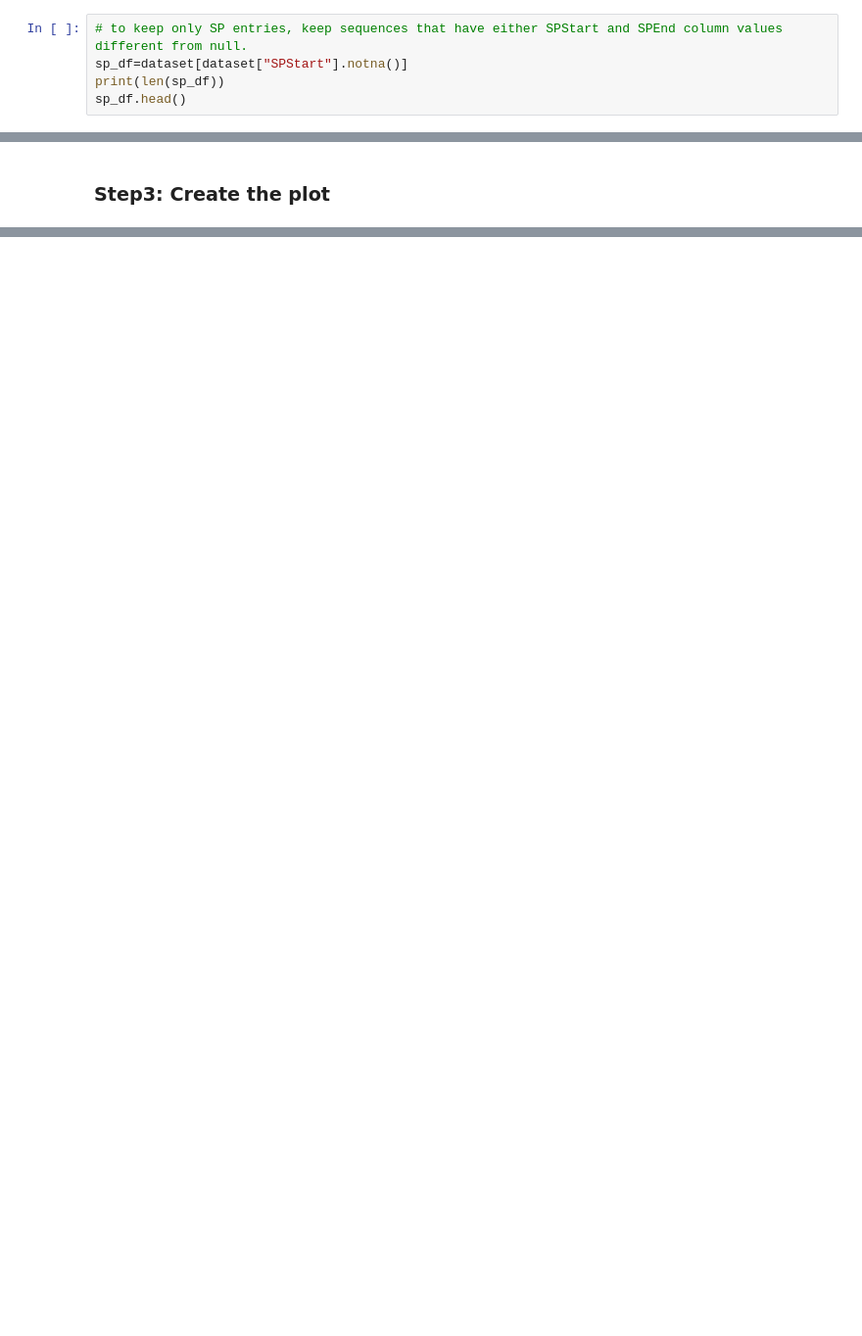
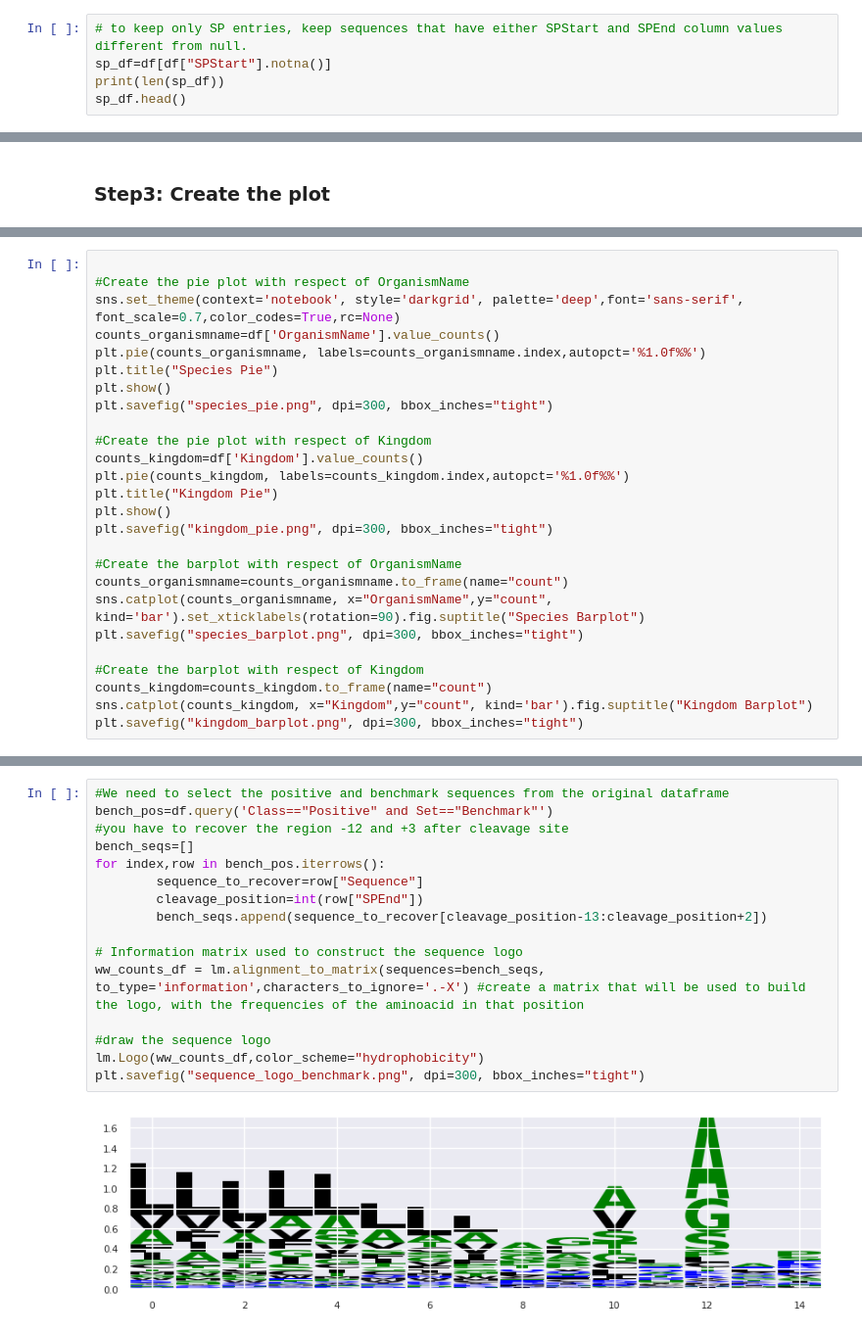
Before and after one commit to LucaCagnini/LB2_project_Group_3, a Jupyter notebook: Data_Analysis/plots.ipynb, the cells around one changed output, grey strips where cells are left out. Shown: that part at 98% size. Cells and saved outputs as stored; diff of their text form; blank space fills up the shorter version.

Commit message:
Added the png files for plot in data analysis

```diff
--- a/Data_Analysis/plots.ipynb
+++ b/Data_Analysis/plots.ipynb
@@ -282,5 +303,5 @@ dataset.head()
 # %%
 # to keep only SP entries, keep sequences that have either SPStart and SPEnd column values different from null.
-sp_df=dataset[dataset["SPStart"].notna()]
+sp_df=df[df["SPStart"].notna()]
 print(len(sp_df))
 sp_df.head()
@@ -394,0 +490,26 @@ total_plot = sns.catplot(
+# %%
+
+#Create the pie plot with respect of OrganismName
+sns.set_theme(context='notebook', style='darkgrid', palette='deep',font='sans-serif', font_scale=0.7,color_codes=True,rc=None)
+counts_organismname=df['OrganismName'].value_counts()
+plt.pie(counts_organismname, labels=counts_organismname.index,autopct='%1.0f%%')
+plt.title("Species Pie")
+plt.show()
+plt.savefig("species_pie.png", dpi=300, bbox_inches="tight")
+
+#Create the pie plot with respect of Kingdom
+counts_kingdom=df['Kingdom'].value_counts()
+plt.pie(counts_kingdom, labels=counts_kingdom.index,autopct='%1.0f%%')
+plt.title("Kingdom Pie")
+plt.show()
+plt.savefig("kingdom_pie.png", dpi=300, bbox_inches="tight")
+
+#Create the barplot with respect of OrganismName
+counts_organismname=counts_organismname.to_frame(name="count")
+sns.catplot(counts_organismname, x="OrganismName",y="count", kind='bar').set_xticklabels(rotation=90).fig.suptitle("Species Barplot")
+plt.savefig("species_barplot.png", dpi=300, bbox_inches="tight")
+
+#Create the barplot with respect of Kingdom
+counts_kingdom=counts_kingdom.to_frame(name="count")
+sns.catplot(counts_kingdom, x="Kingdom",y="count", kind='bar').fig.suptitle("Kingdom Barplot")
+plt.savefig("kingdom_barplot.png", dpi=300, bbox_inches="tight")
@@ -394,0 +524,18 @@ total_plot = sns.catplot(
+# %%
+#We need to select the positive and benchmark sequences from the original dataframe
+bench_pos=df.query('Class=="Positive" and Set=="Benchmark"')
+#you have to recover the region -12 and +3 after cleavage site
+bench_seqs=[]
+for index,row in bench_pos.iterrows():
+        sequence_to_recover=row["Sequence"]
+        cleavage_position=int(row["SPEnd"])
+        bench_seqs.append(sequence_to_recover[cleavage_position-13:cleavage_position+2])
+
+# Information matrix used to construct the sequence logo
+ww_counts_df = lm.alignment_to_matrix(sequences=bench_seqs, to_type='information',characters_to_ignore='.-X') #create a matrix that will be used to build the logo, with the frequencies of the aminoacid in that position
+
+#draw the sequence logo
+lm.Logo(ww_counts_df,color_scheme="hydrophobicity")
+plt.savefig("sequence_logo_benchmark.png", dpi=300, bbox_inches="tight")
+# %% [output]
+[figure, added]
```
Also changed, not shown: parts of 26 cells of this notebook, 11 other files.
